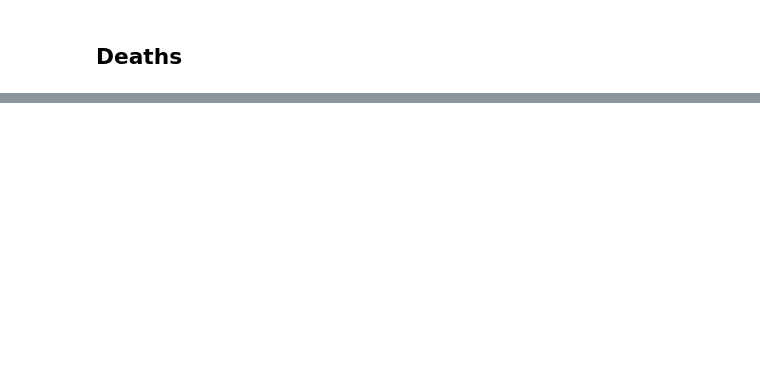
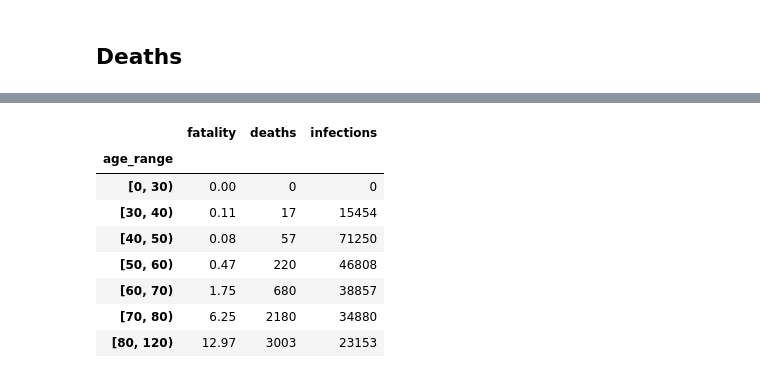
Before and after one commit to GuidoBallabio/COVID-19, a Jupyter notebook: National Trend.ipynb, the cells around one changed output, grey strips where cells are left out. Drawn from its saved outputs; the diff is of its cells as text; code cells hidden in the pictures; blank space fills up the shorter version.

```diff
--- a/National Trend.ipynb
+++ b/National Trend.ipynb
@@ -142,0 +151,6 @@ Plateau: 66702
+# %%
+fatality_sk = [0, 0.11, 0.08, 0.47, 1.75, 6.25, 12.97]
+deaths_it = [0, 17, 57, 220, 680, 2180, 2456+547]
+age_index = pd.IntervalIndex.from_tuples([(0,30),(30,40),(40,50),(50,60),(60,70),(70,80),(80,120)], closed='left', name='age_range')
+df_by_age = pd.DataFrame({'fatality': fatality_sk, 'deaths': deaths_it}, index=age_index)
+df_by_age
@@ -142,0 +167,13 @@ Plateau: 66702
+# %%
+df_by_age['infections'] = (df_by_age.deaths * (100 / df_by_age.fatality)).fillna(0).astype(int)
+df_by_age
+# %% [output]
+|  | fatality | deaths | infections |
+| age_range |  |  |  |
+| [0, 30) | 0.00 | 0 | 0 |
+| [30, 40) | 0.11 | 17 | 15454 |
+| [40, 50) | 0.08 | 57 | 71250 |
+| [50, 60) | 0.47 | 220 | 46808 |
+| [60, 70) | 1.75 | 680 | 38857 |
+| [70, 80) | 6.25 | 2180 | 34880 |
+| [80, 120) | 12.97 | 3003 | 23153 |
```
Also changed, not shown: parts of 15 cells of this notebook.
